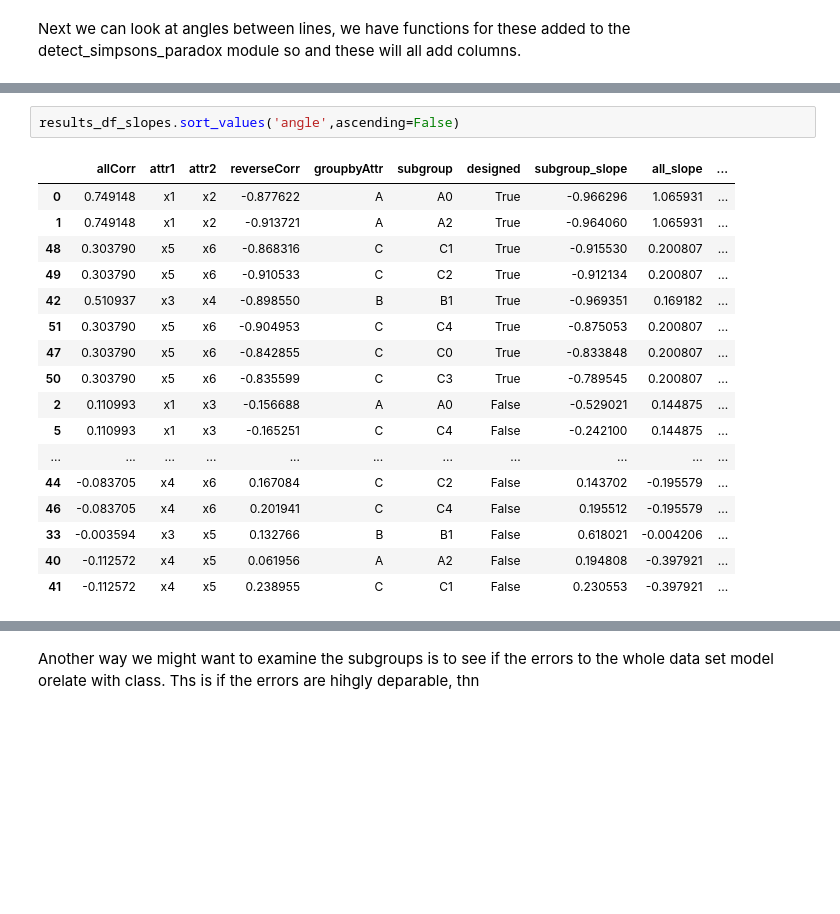
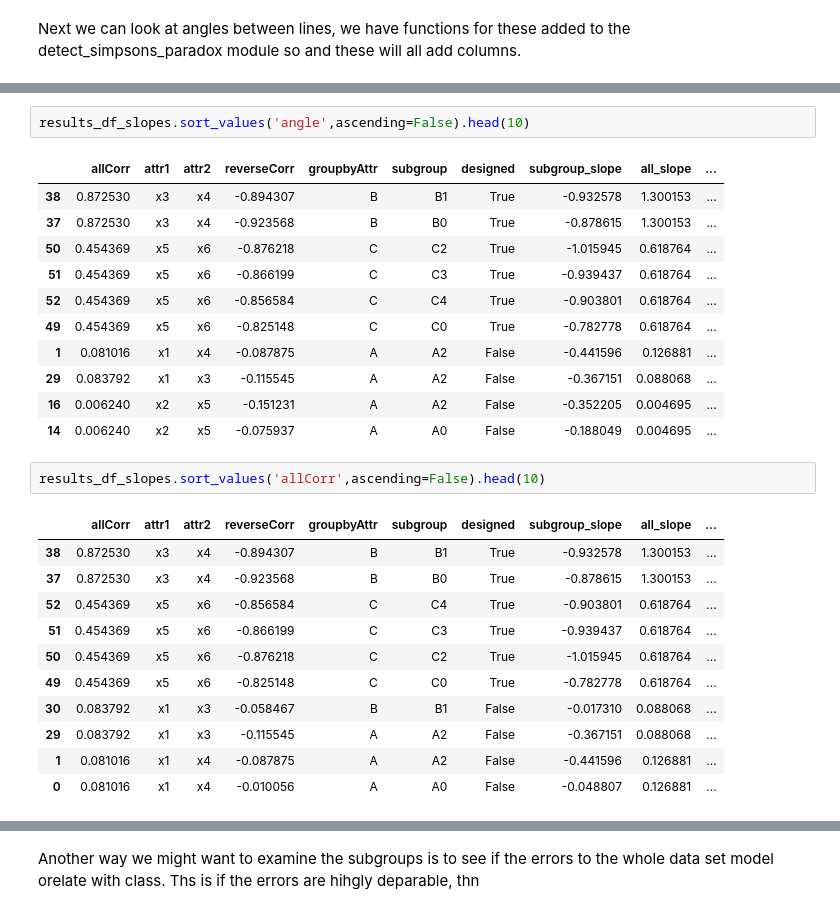
Before and after one commit to fairnessforensics/wiggum, a Jupyter notebook: research_notebooks/ranking_sp_occurences.ipynb, the cells around one changed output, grey strips where cells are left out. Drawn from its saved outputs; the diff is of its cells as text; blank space fills up the shorter version.

```diff
--- a/research_notebooks/ranking_sp_occurences.ipynb
+++ b/research_notebooks/ranking_sp_occurences.ipynb
@@ -107,20 +107,28 @@ results_df_slopes.head()
 # %%
-results_df_slopes.sort_values('angle',ascending=False)
+results_df_slopes.sort_values('angle',ascending=False).head(10)
 # %% [output]
 |  | allCorr | attr1 | attr2 | reverseCorr | groupbyAttr | subgroup | designed | subgroup_slope | all_slope | ... |
-| 0 | 0.749148 | x1 | x2 | -0.877622 | A | A0 | True | -0.966296 | 1.065931 | ... |
-| 1 | 0.749148 | x1 | x2 | -0.913721 | A | A2 | True | -0.964060 | 1.065931 | ... |
-| 48 | 0.303790 | x5 | x6 | -0.868316 | C | C1 | True | -0.915530 | 0.200807 | ... |
-| 49 | 0.303790 | x5 | x6 | -0.910533 | C | C2 | True | -0.912134 | 0.200807 | ... |
-| 42 | 0.510937 | x3 | x4 | -0.898550 | B | B1 | True | -0.969351 | 0.169182 | ... |
-| 51 | 0.303790 | x5 | x6 | -0.904953 | C | C4 | True | -0.875053 | 0.200807 | ... |
-| 47 | 0.303790 | x5 | x6 | -0.842855 | C | C0 | True | -0.833848 | 0.200807 | ... |
-| 50 | 0.303790 | x5 | x6 | -0.835599 | C | C3 | True | -0.789545 | 0.200807 | ... |
-| 2 | 0.110993 | x1 | x3 | -0.156688 | A | A0 | False | -0.529021 | 0.144875 | ... |
-| 5 | 0.110993 | x1 | x3 | -0.165251 | C | C4 | False | -0.242100 | 0.144875 | ... |
-| ... | ... | ... | ... | ... | ... | ... | ... | ... | ... | ... |
-| 44 | -0.083705 | x4 | x6 | 0.167084 | C | C2 | False | 0.143702 | -0.195579 | ... |
-| 46 | -0.083705 | x4 | x6 | 0.201941 | C | C4 | False | 0.195512 | -0.195579 | ... |
-| 33 | -0.003594 | x3 | x5 | 0.132766 | B | B1 | False | 0.618021 | -0.004206 | ... |
-| 40 | -0.112572 | x4 | x5 | 0.061956 | A | A2 | False | 0.194808 | -0.397921 | ... |
-| 41 | -0.112572 | x4 | x5 | 0.238955 | C | C1 | False | 0.230553 | -0.397921 | ... |
+| 38 | 0.872530 | x3 | x4 | -0.894307 | B | B1 | True | -0.932578 | 1.300153 | ... |
+| 37 | 0.872530 | x3 | x4 | -0.923568 | B | B0 | True | -0.878615 | 1.300153 | ... |
+| 50 | 0.454369 | x5 | x6 | -0.876218 | C | C2 | True | -1.015945 | 0.618764 | ... |
+| 51 | 0.454369 | x5 | x6 | -0.866199 | C | C3 | True | -0.939437 | 0.618764 | ... |
+| 52 | 0.454369 | x5 | x6 | -0.856584 | C | C4 | True | -0.903801 | 0.618764 | ... |
+| 49 | 0.454369 | x5 | x6 | -0.825148 | C | C0 | True | -0.782778 | 0.618764 | ... |
+| 1 | 0.081016 | x1 | x4 | -0.087875 | A | A2 | False | -0.441596 | 0.126881 | ... |
+| 29 | 0.083792 | x1 | x3 | -0.115545 | A | A2 | False | -0.367151 | 0.088068 | ... |
+| 16 | 0.006240 | x2 | x5 | -0.151231 | A | A2 | False | -0.352205 | 0.004695 | ... |
+| 14 | 0.006240 | x2 | x5 | -0.075937 | A | A0 | False | -0.188049 | 0.004695 | ... |
+# %%
+results_df_slopes.sort_values('allCorr',ascending=False).head(10)
+# %% [output]
+|  | allCorr | attr1 | attr2 | reverseCorr | groupbyAttr | subgroup | designed | subgroup_slope | all_slope | ... |
+| 38 | 0.872530 | x3 | x4 | -0.894307 | B | B1 | True | -0.932578 | 1.300153 | ... |
+| 37 | 0.872530 | x3 | x4 | -0.923568 | B | B0 | True | -0.878615 | 1.300153 | ... |
+| 52 | 0.454369 | x5 | x6 | -0.856584 | C | C4 | True | -0.903801 | 0.618764 | ... |
+| 51 | 0.454369 | x5 | x6 | -0.866199 | C | C3 | True | -0.939437 | 0.618764 | ... |
+| 50 | 0.454369 | x5 | x6 | -0.876218 | C | C2 | True | -1.015945 | 0.618764 | ... |
+| 49 | 0.454369 | x5 | x6 | -0.825148 | C | C0 | True | -0.782778 | 0.618764 | ... |
+| 30 | 0.083792 | x1 | x3 | -0.058467 | B | B1 | False | -0.017310 | 0.088068 | ... |
+| 29 | 0.083792 | x1 | x3 | -0.115545 | A | A2 | False | -0.367151 | 0.088068 | ... |
+| 1 | 0.081016 | x1 | x4 | -0.087875 | A | A2 | False | -0.441596 | 0.126881 | ... |
+| 0 | 0.081016 | x1 | x4 | -0.010056 | A | A0 | False | -0.048807 | 0.126881 | ... |
```
Also changed, not shown: parts of 15 cells of this notebook, 6 other files.
